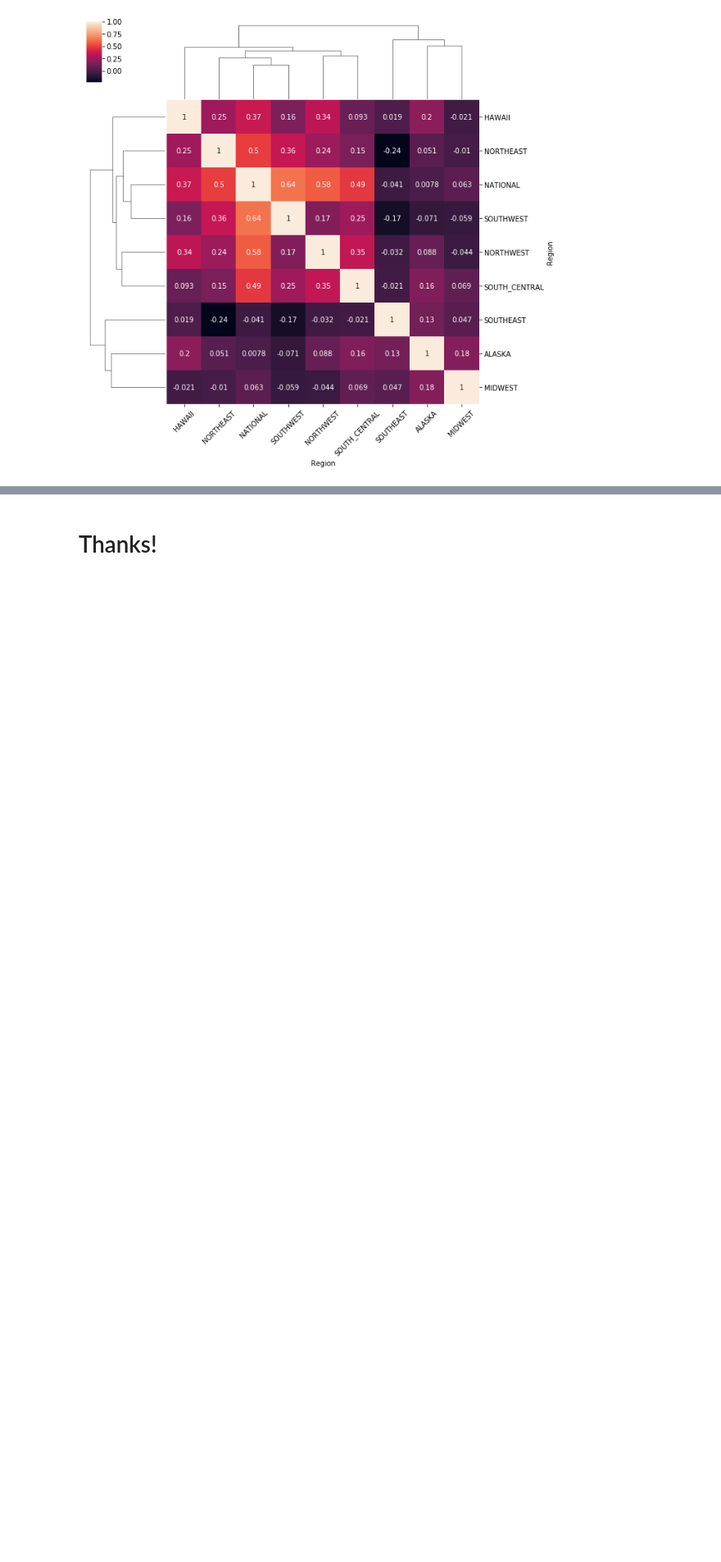
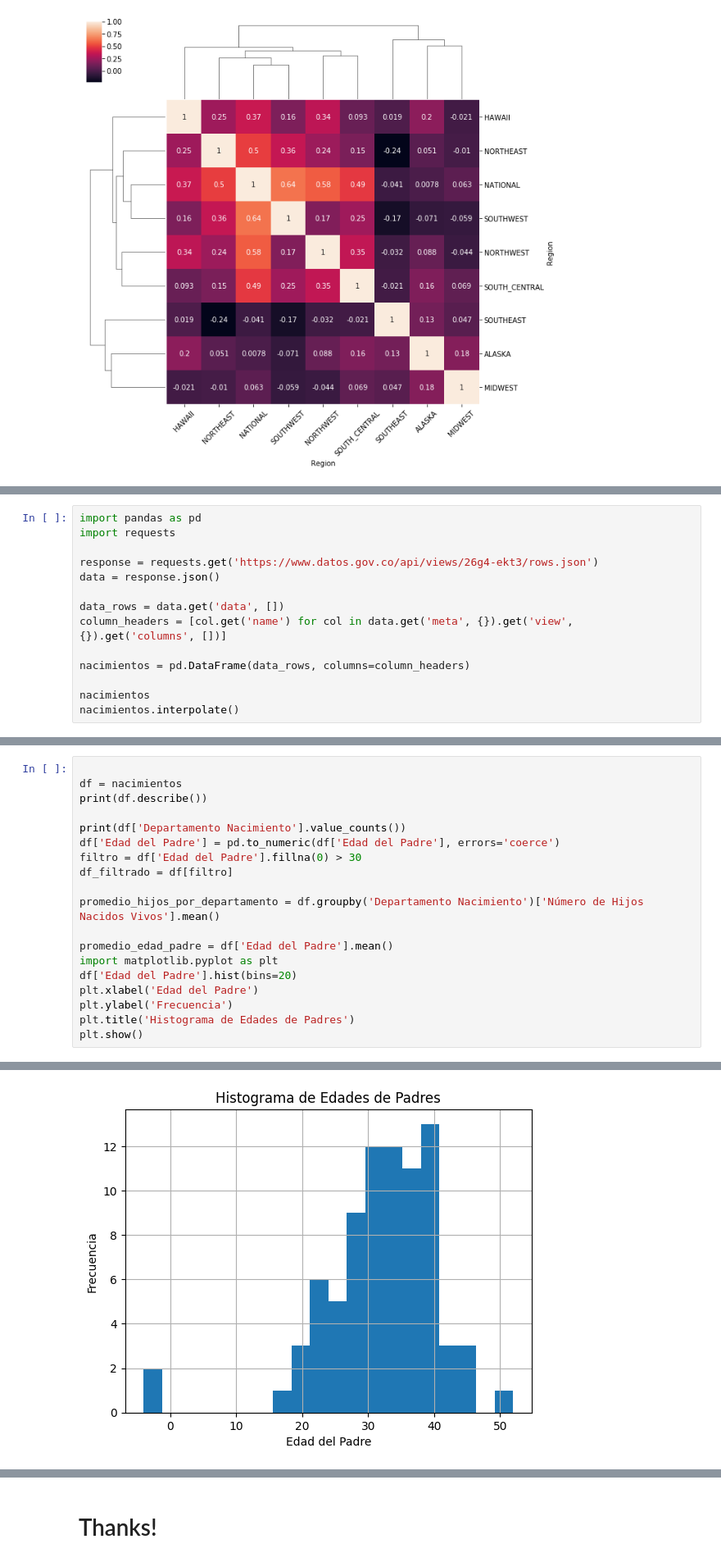
Before and after one commit to jorianom/MetNumUN2023II, a Jupyter notebook: Lab2/jorianom_Lab2.ipynb, the cells around one changed output, grey strips where cells are left out. Shown at 82% size. Saved outputs shown, nothing was run; the diff lists cells and outputs as text; blank space fills up the shorter version.

```diff
--- a/Lab2/jorianom_Lab2.ipynb
+++ b/Lab2/jorianom_Lab2.ipynb
@@ -1642,0 +1645,14 @@ ax.set_xticklabels(ax.get_xticklabels(), rotation=45);
+# %%
+import pandas as pd
+import requests
+
+response = requests.get('https://www.datos.gov.co/api/views/26g4-ekt3/rows.json')
+data = response.json()
+
+data_rows = data.get('data', [])
+column_headers = [col.get('name') for col in data.get('meta', {}).get('view', {}).get('columns', [])]
+
+nacimientos = pd.DataFrame(data_rows, columns=column_headers)
+
+nacimientos
+nacimientos.interpolate()
@@ -1642,0 +1673,20 @@ ax.set_xticklabels(ax.get_xticklabels(), rotation=45);
+# %%
+
+df = nacimientos
+print(df.describe())
+
+print(df['Departamento Nacimiento'].value_counts())
+df['Edad del Padre'] = pd.to_numeric(df['Edad del Padre'], errors='coerce')
+filtro = df['Edad del Padre'].fillna(0) > 30
+df_filtrado = df[filtro]
+
+promedio_hijos_por_departamento = df.groupby('Departamento Nacimiento')['Número de Hijos Nacidos Vivos'].mean()
+
+promedio_edad_padre = df['Edad del Padre'].mean()
+import matplotlib.pyplot as plt
+df['Edad del Padre'].hist(bins=20)
+plt.xlabel('Edad del Padre')
+plt.ylabel('Frecuencia')
+plt.title('Histograma de Edades de Padres')
+plt.show()
+# %% [output]
@@ -1642,0 +1704 @@ ax.set_xticklabels(ax.get_xticklabels(), rotation=45);
+[figure, added]
```
Also changed, not shown: parts of 6 cells of this notebook.
